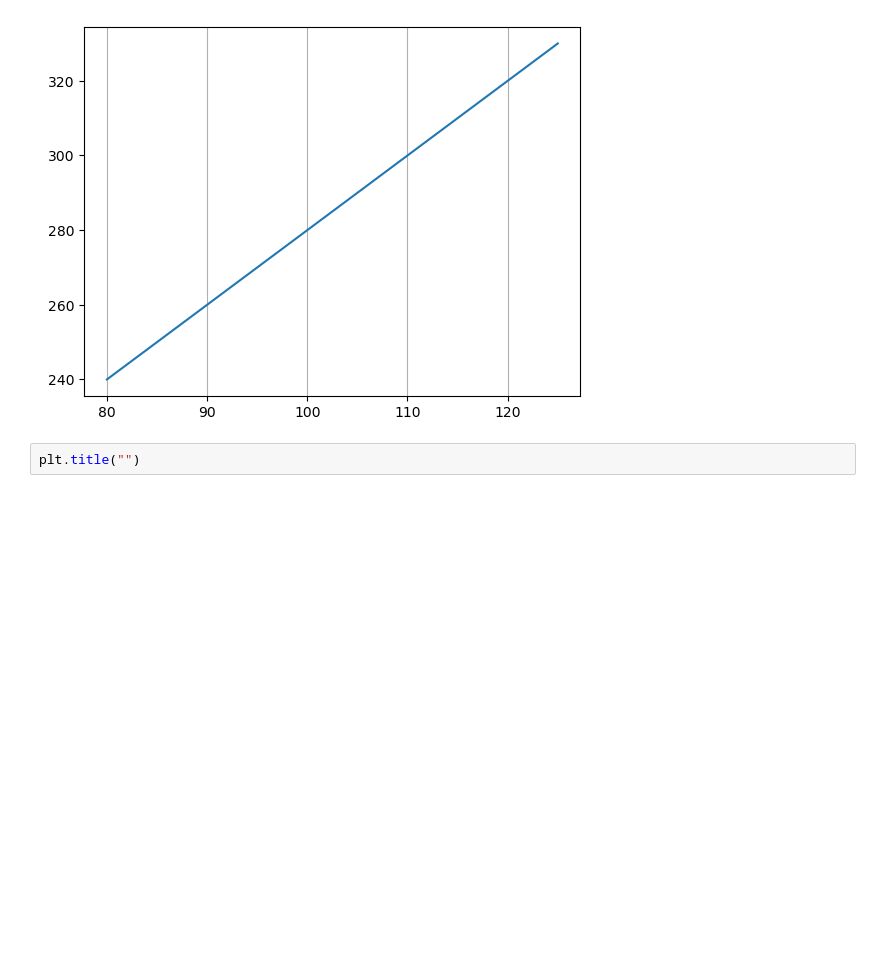
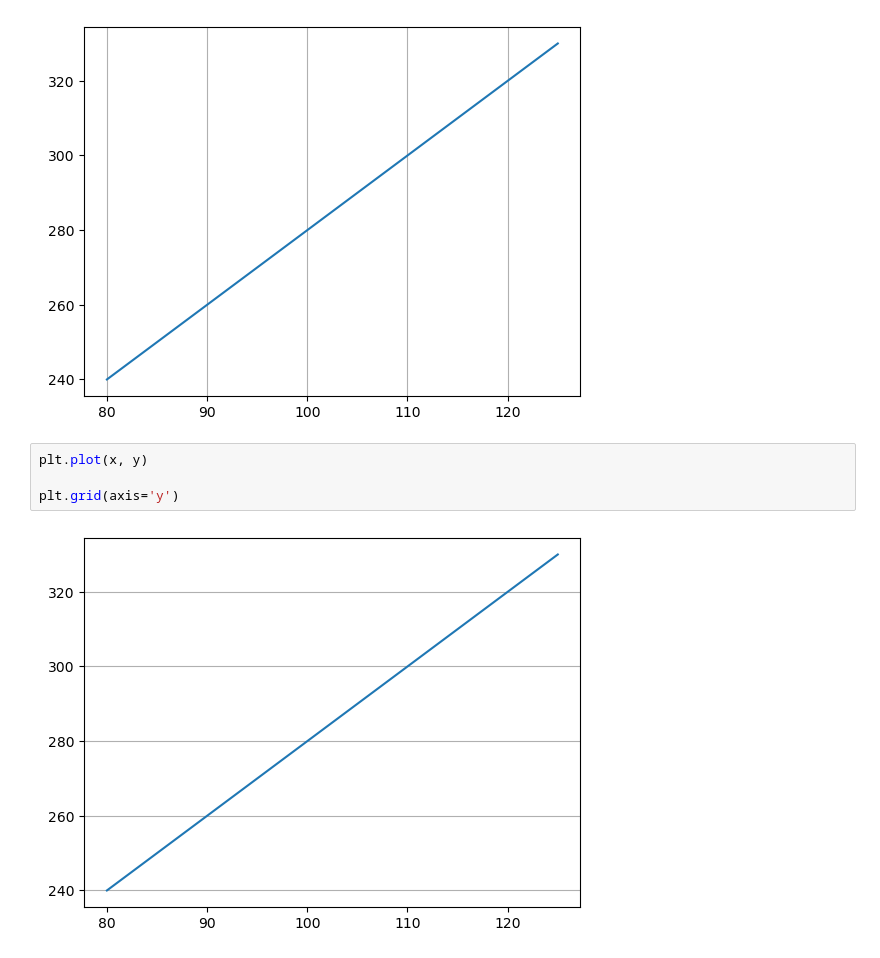
Before and after one commit to oliverjunior1/VS-Code, a Jupyter notebook: w3_treinamentos/Python/matplotlib/5_grid.ipynb, the cells around one changed output. Cells and saved outputs as stored; diff of their text form; blank space fills up the shorter version.

Commit message:
Matplotlib grid

```diff
--- a/w3_treinamentos/Python/matplotlib/5_grid.ipynb
+++ b/w3_treinamentos/Python/matplotlib/5_grid.ipynb
@@ -21,4 +21,8 @@ plt.grid(axis='x')
 # %% [output]
 [figure]
 # %%
-plt.title("")
+plt.plot(x, y)
+
+plt.grid(axis='y')
+# %% [output]
+[figure, added]
```
